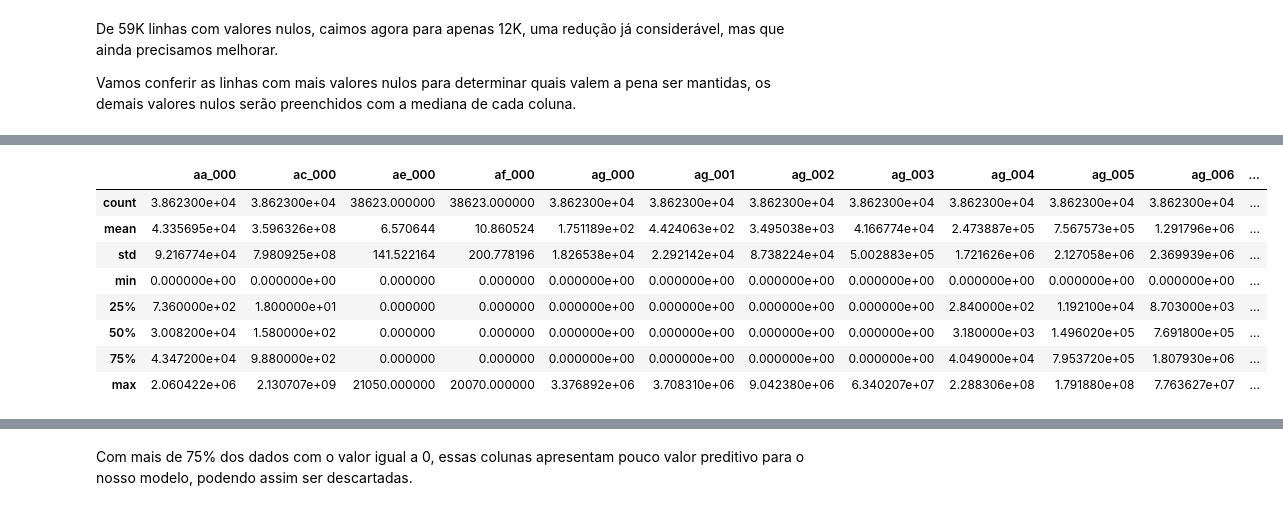
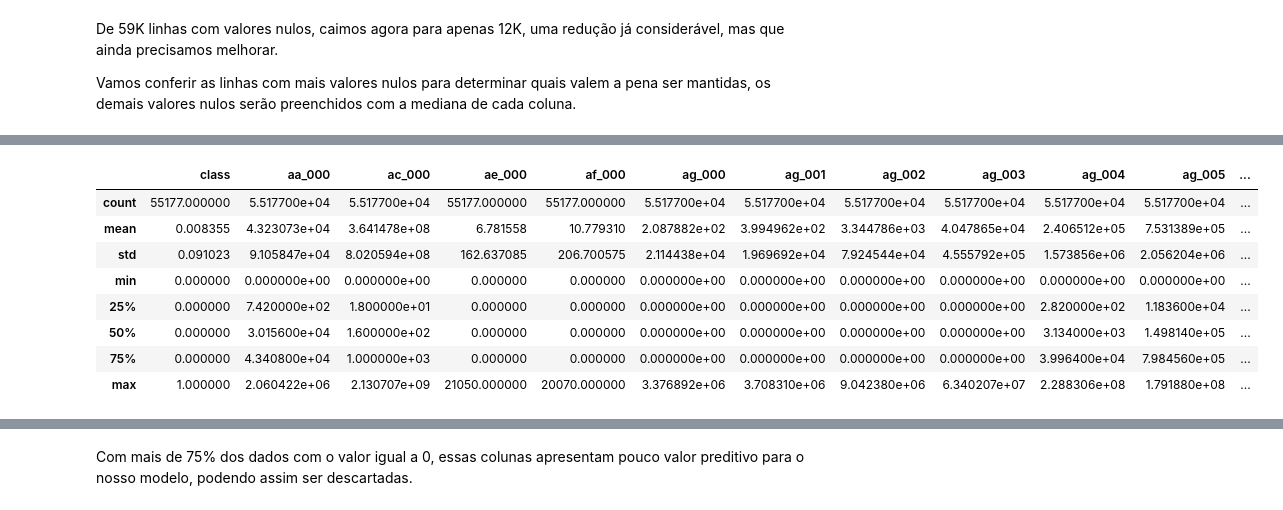
Before and after one commit to gasp37/manutencao-caminhoes, a Jupyter notebook: notebooks/projeto-manutencao-caminhoes.ipynb, the cells around one changed output, grey strips where cells are left out. Cells and saved outputs as stored; diff of their text form; code cells hidden in the pictures.

```diff
--- a/notebooks/projeto-manutencao-caminhoes.ipynb
+++ b/notebooks/projeto-manutencao-caminhoes.ipynb
@@ -227,6 +153,0 @@ X_previous_years_train, X_previous_years_validation, y_previous_years_train, y_p
-# %%
-imputer = SimpleImputer(missing_values=np.nan, strategy='median')
-imputer.fit(X_previous_years_train.iloc[:,:])
-X_previous_years_train.iloc[:,:] = imputer.transform(X_previous_years_train.iloc[:,:])
-
-df_previous_years_treated.head(15)
@@ -259,0 +161,2 @@ X_previous_years_validation = impute_missing_values(X_previous_years_validation)
+# %%
+df_previous_years_treated.iloc[:,1:] = impute_missing_values(df_previous_years_treated.iloc[:,1:])
@@ -260,12 +187,12 @@ X_previous_years_validation = impute_missing_values(X_previous_years_validation)
 # %%
-X_previous_years_train.describe()
+df_previous_years_treated.describe()
 # %% [output]
-|  | aa_000 | ac_000 | ae_000 | af_000 | ag_000 | ag_001 | ag_002 | ag_003 | ag_004 | ag_005 | ag_006 | ... |
-| count | 3.862300e+04 | 3.862300e+04 | 38623.000000 | 38623.000000 | 3.862300e+04 | 3.862300e+04 | 3.862300e+04 | 3.862300e+04 | 3.862300e+04 | 3.862300e+04 | 3.862300e+04 | ... |
-| mean | 4.335695e+04 | 3.596326e+08 | 6.570644 | 10.860524 | 1.751189e+02 | 4.424063e+02 | 3.495038e+03 | 4.166774e+04 | 2.473887e+05 | 7.567573e+05 | 1.291796e+06 | ... |
-| std | 9.216774e+04 | 7.980925e+08 | 141.522164 | 200.778196 | 1.826538e+04 | 2.292142e+04 | 8.738224e+04 | 5.002883e+05 | 1.721626e+06 | 2.127058e+06 | 2.369939e+06 | ... |
-| min | 0.000000e+00 | 0.000000e+00 | 0.000000 | 0.000000 | 0.000000e+00 | 0.000000e+00 | 0.000000e+00 | 0.000000e+00 | 0.000000e+00 | 0.000000e+00 | 0.000000e+00 | ... |
-| 25% | 7.360000e+02 | 1.800000e+01 | 0.000000 | 0.000000 | 0.000000e+00 | 0.000000e+00 | 0.000000e+00 | 0.000000e+00 | 2.840000e+02 | 1.192100e+04 | 8.703000e+03 | ... |
-| 50% | 3.008200e+04 | 1.580000e+02 | 0.000000 | 0.000000 | 0.000000e+00 | 0.000000e+00 | 0.000000e+00 | 0.000000e+00 | 3.180000e+03 | 1.496020e+05 | 7.691800e+05 | ... |
-| 75% | 4.347200e+04 | 9.880000e+02 | 0.000000 | 0.000000 | 0.000000e+00 | 0.000000e+00 | 0.000000e+00 | 0.000000e+00 | 4.049000e+04 | 7.953720e+05 | 1.807930e+06 | ... |
-| max | 2.060422e+06 | 2.130707e+09 | 21050.000000 | 20070.000000 | 3.376892e+06 | 3.708310e+06 | 9.042380e+06 | 6.340207e+07 | 2.288306e+08 | 1.791880e+08 | 7.763627e+07 | ... |
+|  | class | aa_000 | ac_000 | ae_000 | af_000 | ag_000 | ag_001 | ag_002 | ag_003 | ag_004 | ag_005 | ... |
+| count | 55177.000000 | 5.517700e+04 | 5.517700e+04 | 55177.000000 | 55177.000000 | 5.517700e+04 | 5.517700e+04 | 5.517700e+04 | 5.517700e+04 | 5.517700e+04 | 5.517700e+04 | ... |
+| mean | 0.008355 | 4.323073e+04 | 3.641478e+08 | 6.781558 | 10.779310 | 2.087882e+02 | 3.994962e+02 | 3.344786e+03 | 4.047865e+04 | 2.406512e+05 | 7.531389e+05 | ... |
+| std | 0.091023 | 9.105847e+04 | 8.020594e+08 | 162.637085 | 206.700575 | 2.114438e+04 | 1.969692e+04 | 7.924544e+04 | 4.555792e+05 | 1.573856e+06 | 2.056204e+06 | ... |
+| min | 0.000000 | 0.000000e+00 | 0.000000e+00 | 0.000000 | 0.000000 | 0.000000e+00 | 0.000000e+00 | 0.000000e+00 | 0.000000e+00 | 0.000000e+00 | 0.000000e+00 | ... |
+| 25% | 0.000000 | 7.420000e+02 | 1.800000e+01 | 0.000000 | 0.000000 | 0.000000e+00 | 0.000000e+00 | 0.000000e+00 | 0.000000e+00 | 2.820000e+02 | 1.183600e+04 | ... |
+| 50% | 0.000000 | 3.015600e+04 | 1.600000e+02 | 0.000000 | 0.000000 | 0.000000e+00 | 0.000000e+00 | 0.000000e+00 | 0.000000e+00 | 3.134000e+03 | 1.498140e+05 | ... |
+| 75% | 0.000000 | 4.340800e+04 | 1.000000e+03 | 0.000000 | 0.000000 | 0.000000e+00 | 0.000000e+00 | 0.000000e+00 | 0.000000e+00 | 3.996400e+04 | 7.984560e+05 | ... |
+| max | 1.000000 | 2.060422e+06 | 2.130707e+09 | 21050.000000 | 20070.000000 | 3.376892e+06 | 3.708310e+06 | 9.042380e+06 | 6.340207e+07 | 2.288306e+08 | 1.791880e+08 | ... |
```
Also changed, not shown: parts of 53 cells of this notebook, 2 other files.
